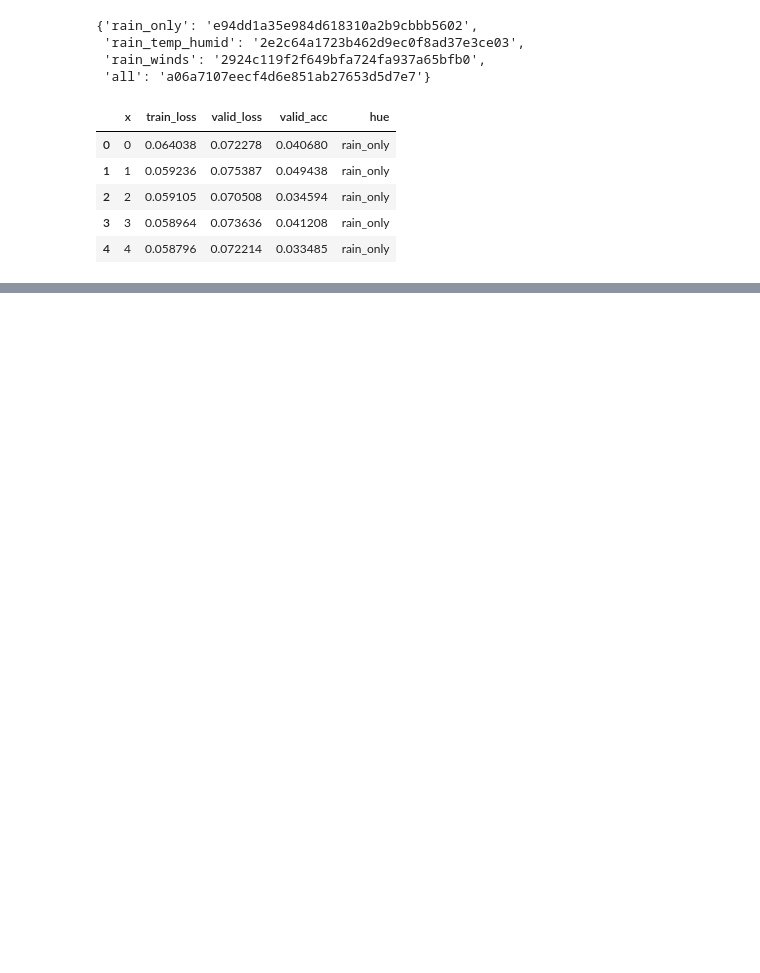
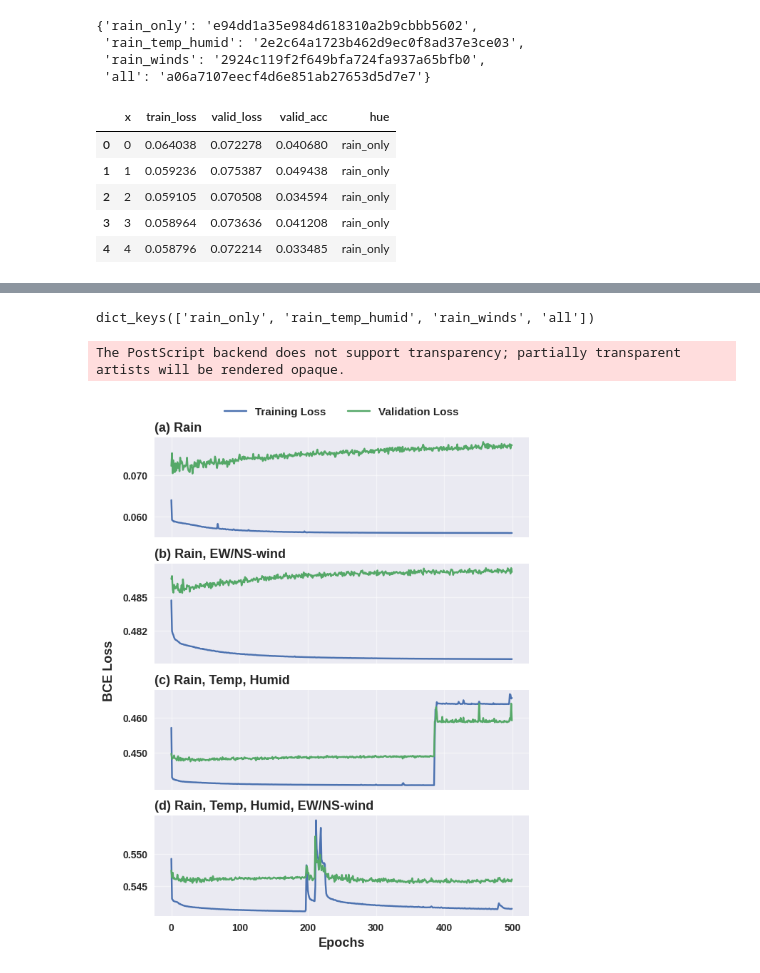
Before and after one commit to tsugumi-sys/ppoteka-rainfall-prediction, a Jupyter notebook: poteka-pipeline-pytorch/result_analysis/learning_curves.ipynb, the cells around one changed output, grey strips where cells are left out. Saved outputs shown, nothing was run; the diff lists cells and outputs as text; code cells hidden in the pictures; blank space fills up the shorter version.

```diff
--- a/poteka-pipeline-pytorch/result_analysis/learning_curves.ipynb
+++ b/poteka-pipeline-pytorch/result_analysis/learning_curves.ipynb
@@ -34,16 +36,3 @@ train_metrics.head()
 | 2 | 2 | 0.059105 | 0.070508 | 0.034594 | rain_only |
 | 3 | 3 | 0.058964 | 0.073636 | 0.041208 | rain_only |
 | 4 | 4 | 0.058796 | 0.072214 | 0.033485 | rain_only |
-# %%
-# Training loss
-for key in MlflowConfig.train_run_ids.keys():
-    fig, ax = plt.subplots(figsize=(8, 6))
-    training_losses = train_metrics.loc[train_metrics.hue == key]
-    sns.lineplot(data=training_losses, x='x', y='train_loss', ax=ax)
-    sns.lineplot(data=training_losses, x='x', y='valid_loss', ax=ax)
-    ax.legend(['Training Loss', 'Validation Loss'], loc='upper left')
-    ax.set_ylabel('Binary Cross Entropy Loss')
-    ax.set_xlabel('Epochs')
-    fig.savefig(f'{key}-learning-curve.png')
-    plt.show()
-    plt.close()
@@ -54,0 +39,61 @@ for key in MlflowConfig.train_run_ids.keys():
+# %%
+print(MlflowConfig.train_run_ids.keys())
+# Training loss
+plt.style.use('seaborn')
+fig, axes = plt.subplots(4, 1, figsize=(6, 9))
+axes = axes.flatten()
+labels = [
+    'Rain',
+    'Rain, EW/NS-wind',
+    'Rain, Temp, Humid',
+    'Rain, Temp, Humid, EW/NS-wind'
+]
+yticks = [
+    [0.070, 0.060],
+    [0.485, 0.482],
+    [0.46, 0.45],
+    [0.550, 0.545]
+]
+for idx, key in enumerate(['rain_only', 'rain_winds', 'rain_temp_humid', 'all']):
+    # fig, ax = plt.subplots(figsize=(8, 6))
+    ax = axes[idx]
+    training_losses = train_metrics.loc[train_metrics.hue == key]
+    # train_loss, valid_loss = training_losses.train_loss.copy(), training_losses.valid_loss.copy()
+    # training_losses['train_loss'] = train_loss / train_loss.loc[0]
+    # training_losses['valid_loss'] = valid_loss / valid_loss.loc[0]
+    sns.lineplot(data=training_losses, x='x', y='train_loss', ax=ax)
+    sns.lineplot(data=training_losses, x='x', y='valid_loss', ax=ax)
+
+    if idx == 0:
+        ax.legend(
+            ['Training Loss', 'Validation Loss'],
+            prop={'size': 11, 'weight': 'bold'},
+            loc='upper center', ncol=2,
+            bbox_to_anchor=(0.5, 1.4)
+        )
+
+    ax.grid(alpha=0.5)
+    if idx != 3:
+        ax.set_xticklabels([])
+        ax.set_xlabel('')
+    else:
+        ax.set_xlabel('Epochs', fontweight='bold', fontsize=13, y=0.9)
+        for obj in ax.get_xticklabels():
+            obj.set_fontweight('bold')
+    ax.set_title(f'({string.ascii_lowercase[idx]}) {labels[idx]}', loc='left', weight='bold', size=13)
+    ax.set_yticks(yticks[idx])
+    ax.set_ylabel('')
+    for obj in ax.get_yticklabels():
+        obj.set_fontweight('bold')
+
+    ax.yaxis.set_major_formatter(FormatStrFormatter('%.3f'))
+# plt.gca().yaxis.set_major_formatter(plt.FormatStrFormatter('%.2f'))
+fig.suptitle('BCE Loss', ha='left', va='center', x=-0.02, y=0.45, rotation=90, fontweight='bold', fontsize=13)
+plt.tight_layout()
+plt.savefig('learning-curve-plot.eps', format='eps', bbox_inches='tight')
+plt.show()
+plt.close()
+# %% [output]
+dict_keys(['rain_only', 'rain_temp_humid', 'rain_winds', 'all'])
+The PostScript backend does not support transparency; partially transparent artists will be rendered opaque.
+[figure, added]
```
Also changed, not shown: parts of 2 cells of this notebook, 24 other files.
